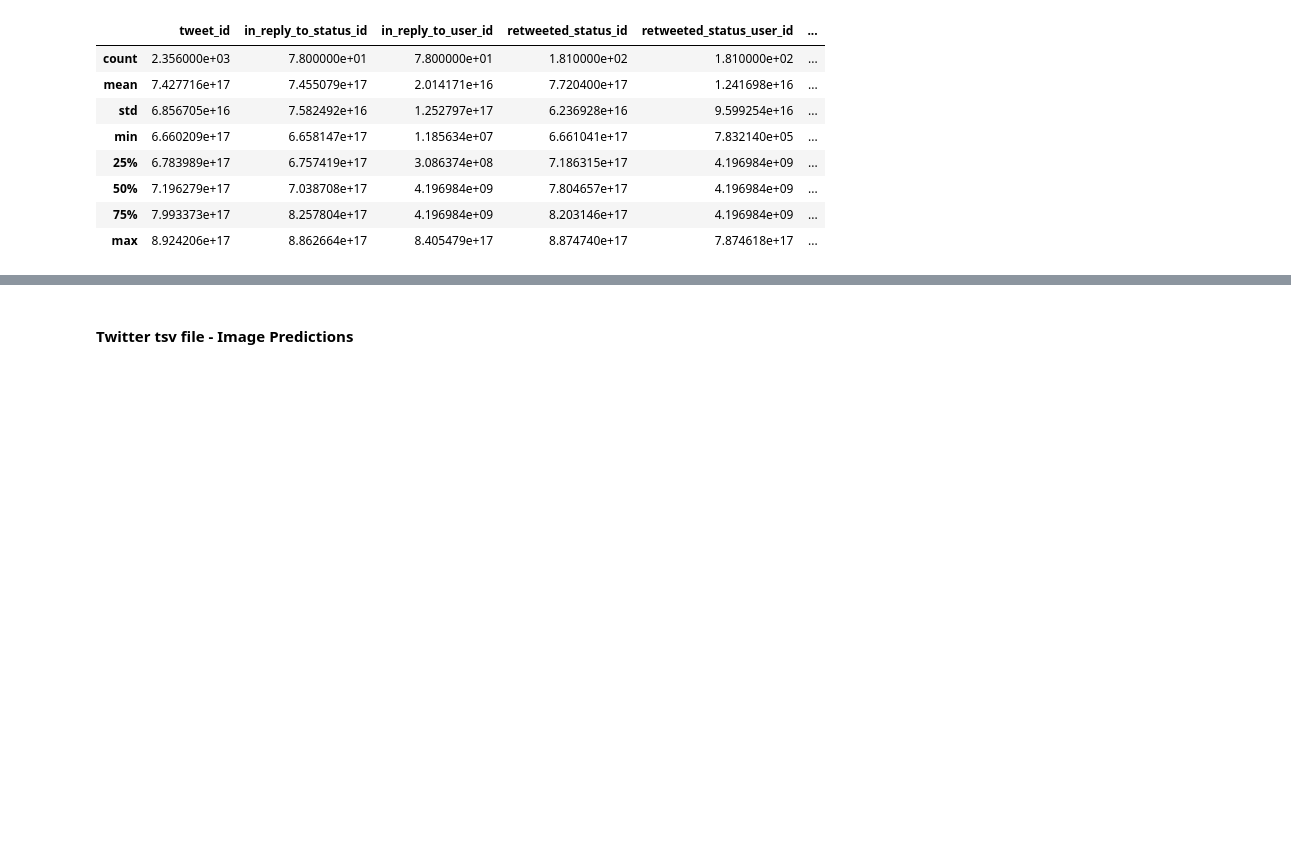
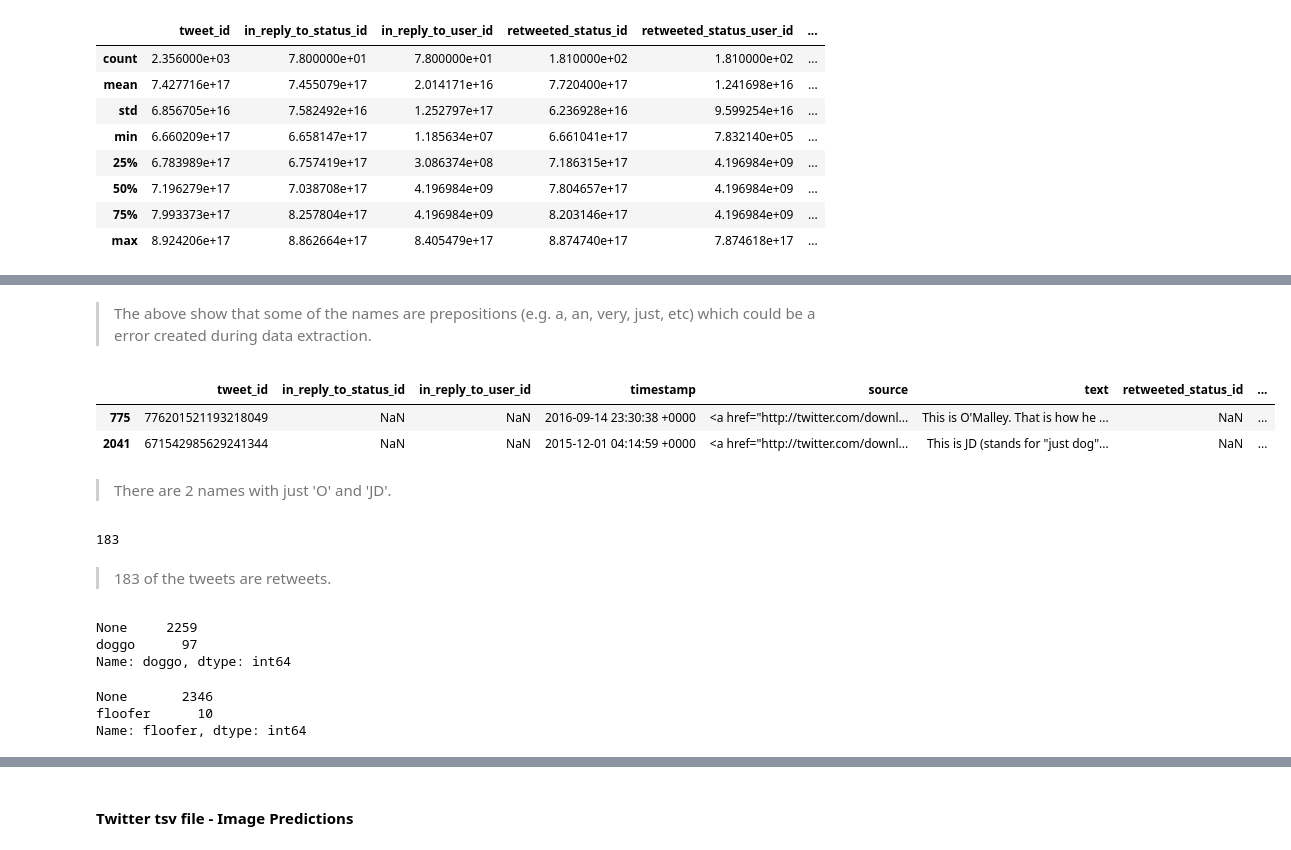
Before and after one commit to emilylauyw/Udacity-DAND-Project7-Wrangle_and_Analyze_Data, a Jupyter notebook: wrangle_act.ipynb, the cells around one changed output, grey strips where cells are left out. Drawn from its saved outputs; the diff is of its cells as text; code cells hidden in the pictures; blank space fills up the shorter version.

```diff
--- a/wrangle_act.ipynb
+++ b/wrangle_act.ipynb
@@ -193,0 +317,32 @@ archive_df.describe()
+# %% [markdown]
+> The above show that some of the names are prepositions (e.g. a, an, very, just, etc) which could be a error created during data extraction.
+# %%
+# Retrieve column dog with names that are in uppercase, which are likely not dog names.
+archive_df.loc[archive_df['name'].str.isupper()]
+# %% [output]
+|  | tweet_id | in_reply_to_status_id | in_reply_to_user_id | timestamp | source | text | retweeted_status_id | ... |
+| 775 | 776201521193218049 | NaN | NaN | 2016-09-14 23:30:38 +0000 | <a href="http://twitter.com/downl... | This is O'Malley. That is how he ... | NaN | ... |
+| 2041 | 671542985629241344 | NaN | NaN | 2015-12-01 04:14:59 +0000 | <a href="http://twitter.com/downl... | This is JD (stands for "just dog"... | NaN | ... |
+# %% [markdown]
+> There are 2 names with just 'O' and 'JD'.
+# %%
+# Retrieve number of retweets
+len((archive_df[archive_df['text'].str.startswith('RT') == True]))
+# %% [output]
+183
+# %% [markdown]
+> 183 of the tweets are retweets.
+# %%
+# Get the number of dogs that are at the doggo stage
+archive_df['doggo'].value_counts()
+# %% [output]
+None     2259
+doggo      97
+Name: doggo, dtype: int64
+# %%
+# Get the number of dogs that are at the floofer stage
+archive_df['floofer'].value_counts()
+# %% [output]
+None       2346
+floofer      10
+Name: floofer, dtype: int64
```
Also changed, not shown: parts of 18 cells of this notebook.
